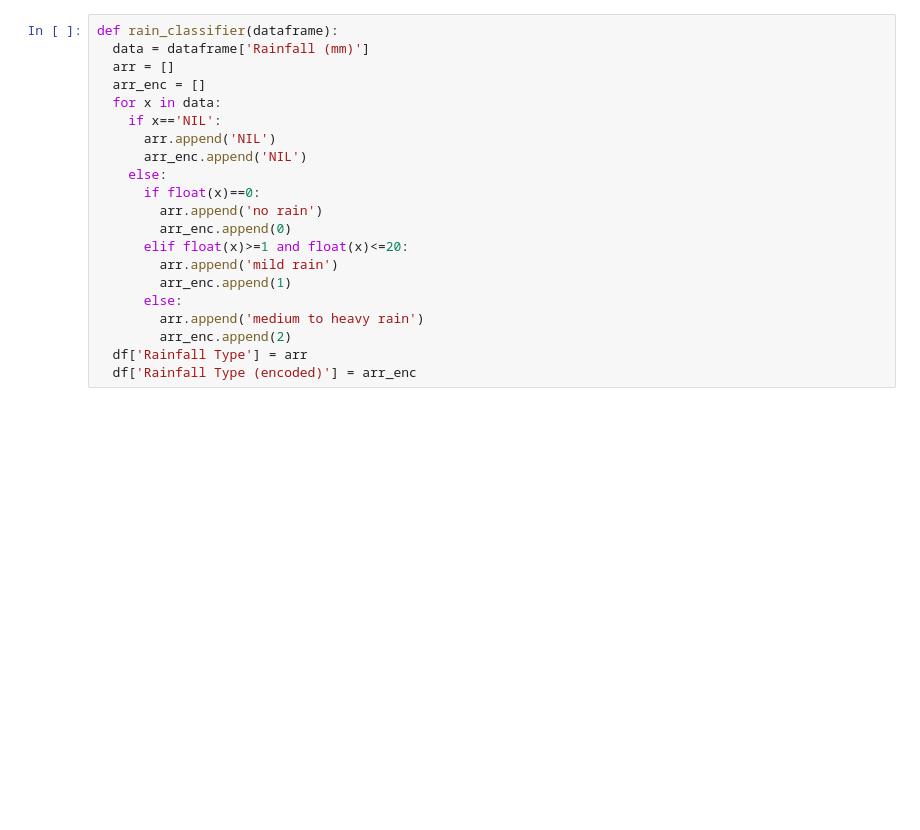
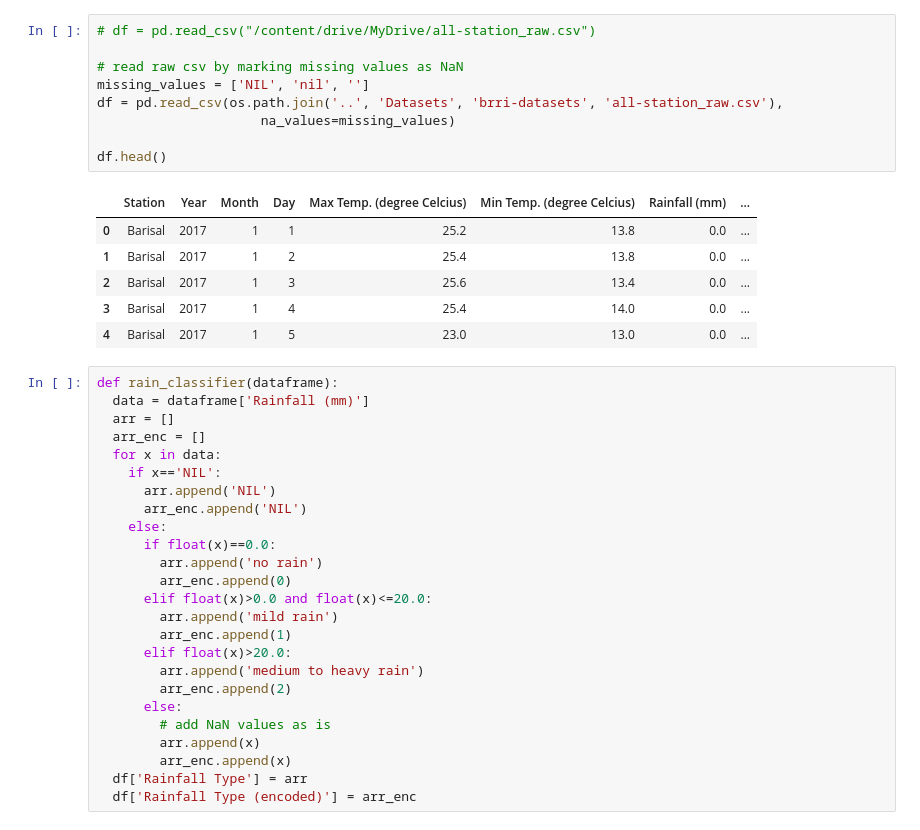
Before and after one commit to RifatIslamOmio/Weather-WaterLevel-Prediction-ML, a Jupyter notebook: Notebooks/brri-datasets_rainfall_type_classifier.ipynb, the cells around one changed output. Cells and saved outputs as stored; diff of their text form; blank space fills up the shorter version.

```diff
--- a/Notebooks/brri-datasets_rainfall_type_classifier.ipynb
+++ b/Notebooks/brri-datasets_rainfall_type_classifier.ipynb
@@ -5,3 +14,19 @@ df = pd.read_csv("/content/drive/MyDrive/all-station_raw.csv")
+# %%
+# df = pd.read_csv("/content/drive/MyDrive/all-station_raw.csv")
+
+# read raw csv by marking missing values as NaN
+missing_values = ['NIL', 'nil', '']
+df = pd.read_csv(os.path.join('..', 'Datasets', 'brri-datasets', 'all-station_raw.csv'),
+                     na_values=missing_values)
+
+df.head()
+# %% [output]
+|  | Station | Year | Month | Day | Max Temp. (degree Celcius) | Min Temp. (degree Celcius) | Rainfall (mm) | ... |
+| 0 | Barisal | 2017 | 1 | 1 | 25.2 | 13.8 | 0.0 | ... |
+| 1 | Barisal | 2017 | 1 | 2 | 25.4 | 13.8 | 0.0 | ... |
+| 2 | Barisal | 2017 | 1 | 3 | 25.6 | 13.4 | 0.0 | ... |
+| 3 | Barisal | 2017 | 1 | 4 | 25.4 | 14.0 | 0.0 | ... |
+| 4 | Barisal | 2017 | 1 | 5 | 23.0 | 13.0 | 0.0 | ... |
 # %%
 def rain_classifier(dataframe):
   data = dataframe['Rainfall (mm)']
@@ -12,15 +37,19 @@ def rain_classifier(dataframe):
       arr.append('NIL')
       arr_enc.append('NIL')
     else:
-      if float(x)==0:
+      if float(x)==0.0:
         arr.append('no rain')
         arr_enc.append(0)
-      elif float(x)>=1 and float(x)<=20:
+      elif float(x)>0.0 and float(x)<=20.0:
         arr.append('mild rain')
         arr_enc.append(1)
-      else:
+      elif float(x)>20.0:
         arr.append('medium to heavy rain')
         arr_enc.append(2)
+      else:
+        # add NaN values as is
+        arr.append(x)
+        arr_enc.append(x)
   df['Rainfall Type'] = arr
   df['Rainfall Type (encoded)'] = arr_enc
 # %%
```
Also changed, not shown: parts of 9 cells of this notebook.
